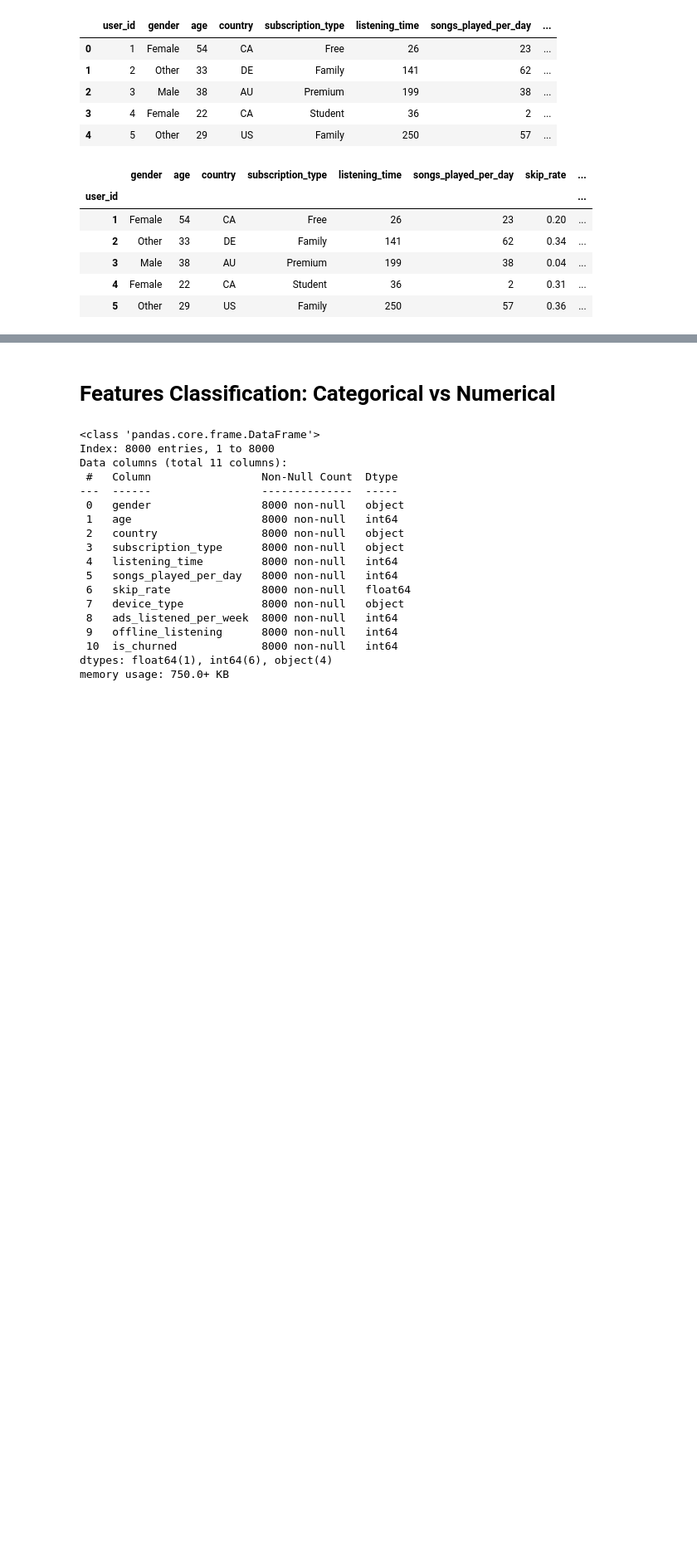
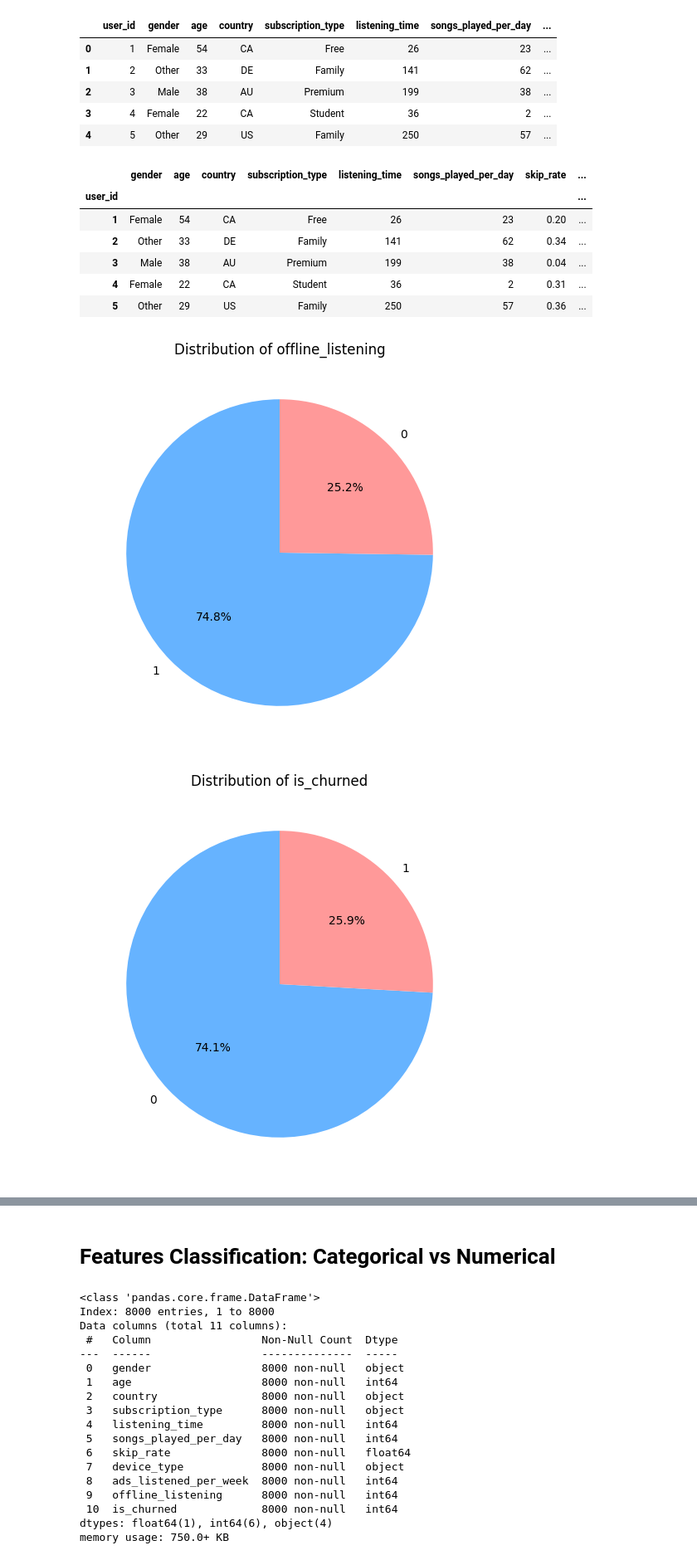
Before and after one commit to thanhdatho0/BTL_Data_Mining, a Jupyter notebook: Spotify_Churn.ipynb, the cells around one changed output, grey strips where cells are left out. Shown at 83% size. Saved outputs shown, nothing was run; the diff lists cells and outputs as text; code cells hidden in the pictures; blank space fills up the shorter version.

```diff
--- a/Spotify_Churn.ipynb
+++ b/Spotify_Churn.ipynb
@@ -29,3 +31,20 @@ df.head()
 | 3 | Male | 38 | AU | Premium | 199 | 38 | 0.04 | ... |
 | 4 | Female | 22 | CA | Student | 36 | 2 | 0.31 | ... |
 | 5 | Other | 29 | US | Family | 250 | 57 | 0.36 | ... |
+# %%
+# --- 2. Biểu đồ dữ liệu nhị phân ---
+binary_cols = ['offline_listening', 'is_churned']
+
+for col in binary_cols:
+    plt.figure(figsize=(6,6))  # Vuông để pie chart đẹp
+    df[col].value_counts().plot.pie(
+        autopct='%1.1f%%',  # Hiển thị tỉ lệ %
+        startangle=90,      # Bắt đầu từ góc 90 độ
+        colors=['#66b3ff','#ff9999']  # Màu sắc tùy chọn
+    )
+    plt.title(f'Distribution of {col}')
+    plt.ylabel('')  # Ẩn nhãn trục y
+    plt.show()
+# %% [output]
+[figure, added]
+[figure, added]
```
Also changed, not shown: parts of 33 cells of this notebook.
